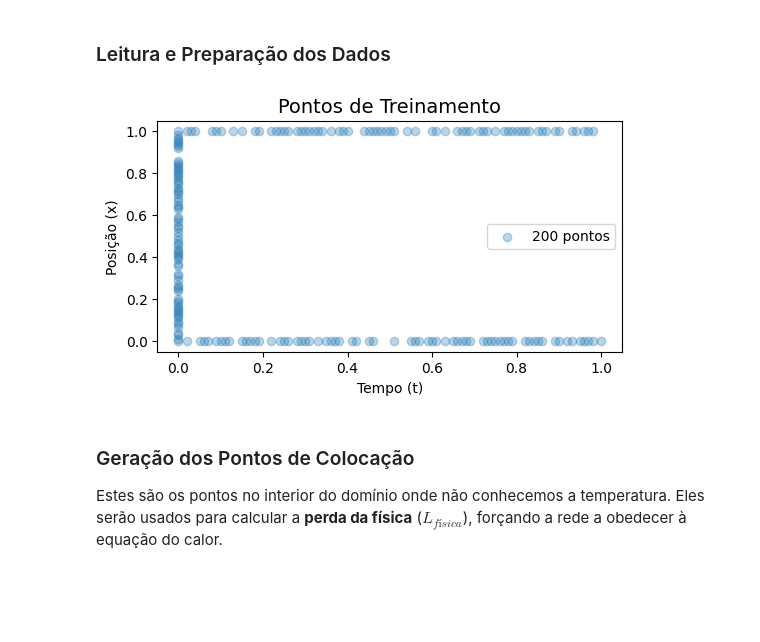
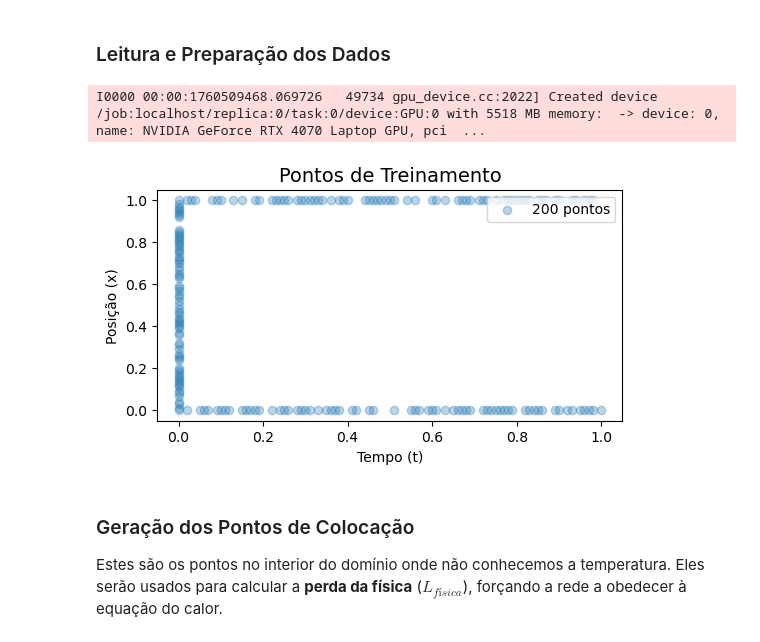
Before and after one commit to thiagoneye/master-sciml, a Jupyter notebook: 04-neural_solvers/notebooks/heat_equation_dirichlet.ipynb, the cells around one changed output. Drawn from its saved outputs; the diff is of its cells as text; code cells hidden in the pictures; blank space fills up the shorter version.

```diff
--- a/04-neural_solvers/notebooks/heat_equation_dirichlet.ipynb
+++ b/04-neural_solvers/notebooks/heat_equation_dirichlet.ipynb
@@ -74,37 +81,38 @@ Detalhes da GPU: [PhysicalDevice(name='/physical_device:GPU:0', device_type='GPU
 # %%
 # Parâmetros do problema
 ALPHA = 0.5
 
 # Leitura dos dados
-df_full = pd.read_csv("heat_equation_dirichlet.csv")
+df_full = pd.read_csv("../../00-scientific_computer/data/heat_equation_dirichlet.csv")
 
 # Dados completos, entrada (x, t) e saída (T)
 X = df_full[["time", "position"]].values
 T = df_full[["temperature"]].values
 
 # Dados de treino
 df = df_full[
     (df_full["time"] == 0) | (df_full["position"] == 0) | (df_full["position"] == 1)
 ]
 df = df.sample(frac=0.665, random_state=42)
 
 X_train_raw = df[["time", "position"]].values
 T_train_raw = df[["temperature"]].values
 
 # Converte para tensores do TensorFlow
 X_train_tf = tf.convert_to_tensor(X_train_raw, dtype=tf.float64)
 T_train_tf = tf.convert_to_tensor(T_train_raw, dtype=tf.float64)
 
 # Plot
 fig, ax = plt.subplots(figsize=(6, 3))
 ax.scatter(X_train_raw[:, 0], X_train_raw[:, 1], alpha=0.3, label=f"{len(df)} pontos")
 ax.set_title("Pontos de Treinamento", fontsize=14)
 ax.set_xlabel("Tempo (t)", fontsize=10)
 ax.set_ylabel("Posição (x)", fontsize=10)
-ax.legend()
-plt.savefig("training_points.png", dpi=600)
+ax.legend(loc="upper right")
+plt.savefig("../results/dirichlet_condition/training_points.png", dpi=600)
 # %% [output]
+I0000 00:00:1760509468.069726   49734 gpu_device.cc:2022] Created device /job:localhost/replica:0/task:0/device:GPU:0 with 5518 MB memory:  -> device: 0, name: NVIDIA GeForce RTX 4070 Laptop GPU, pci  ...
-[figure, old version]
+[figure, new version]
 # %% [markdown]
 ### Geração dos Pontos de Colocação
 
```
Also changed, not shown: parts of 7 cells of this notebook, 8 other files.
